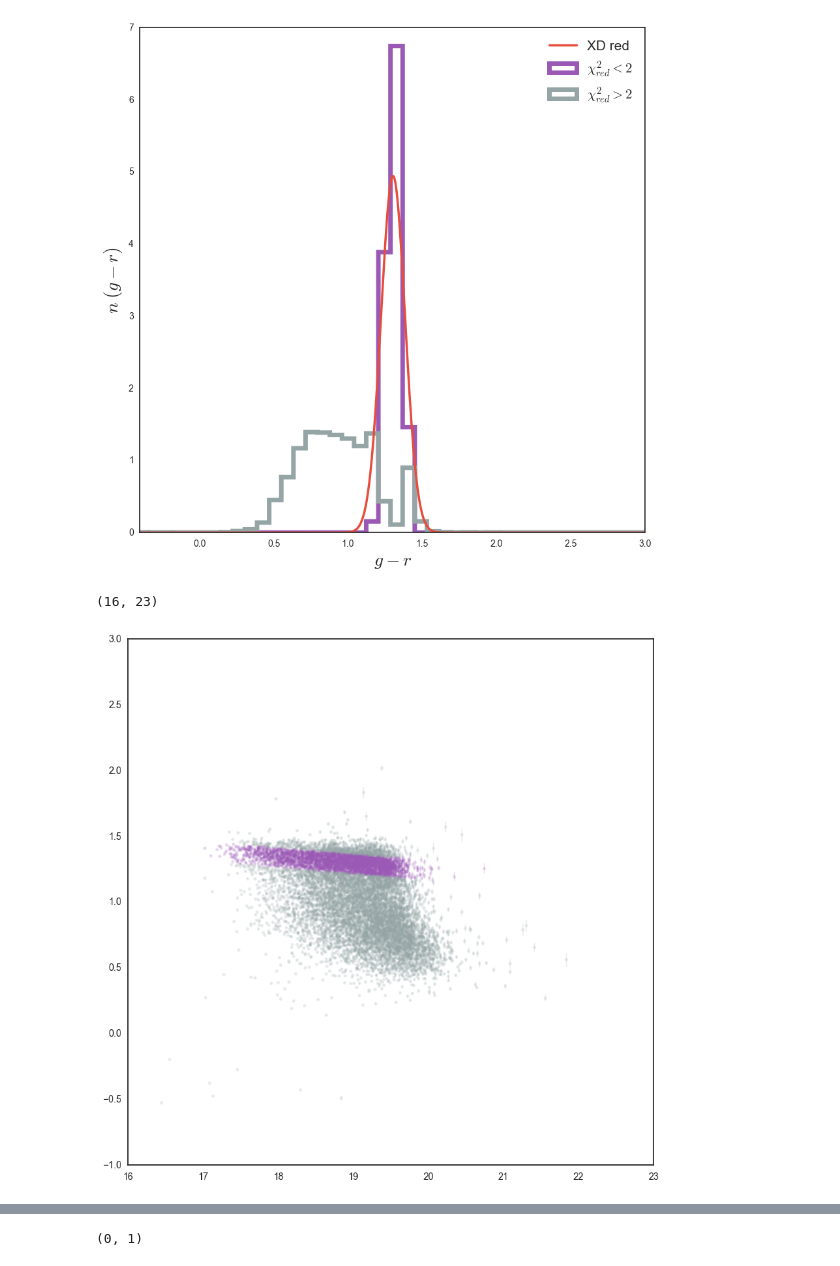
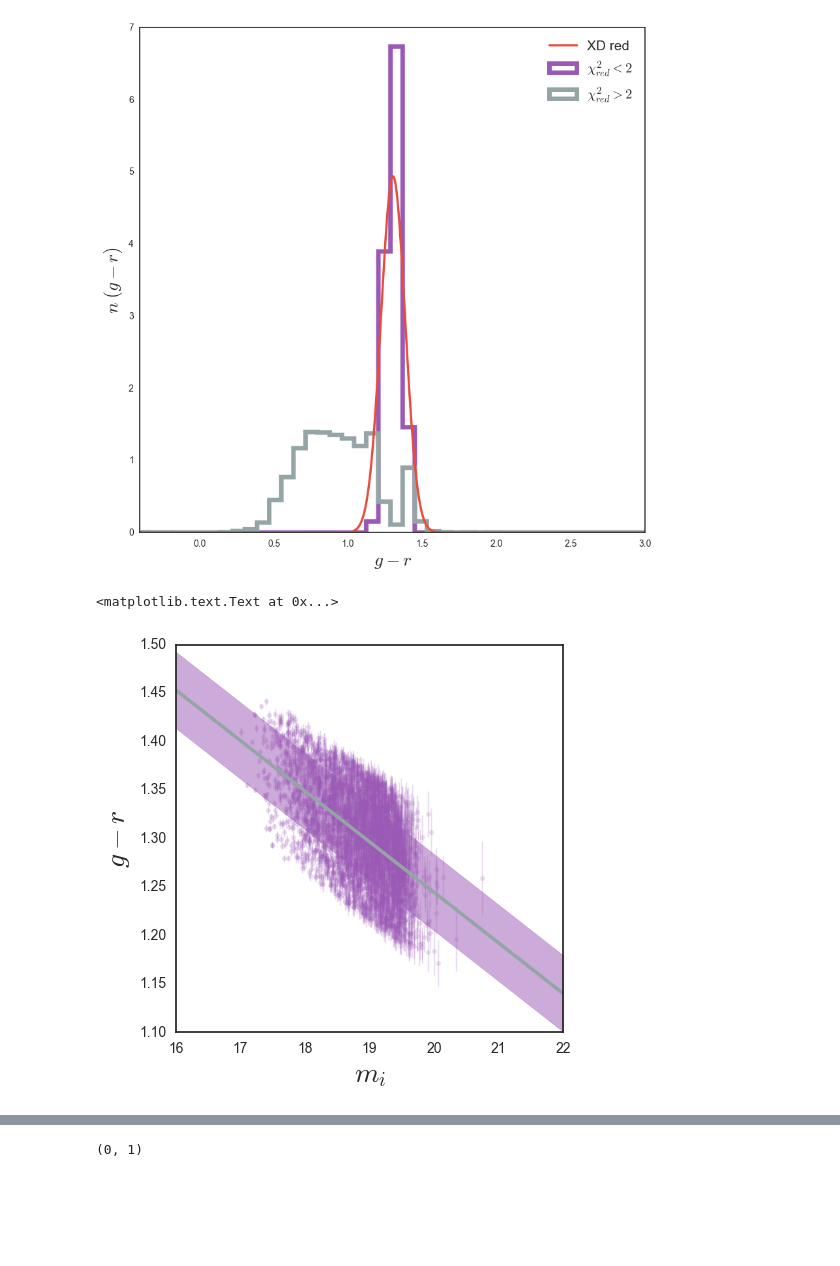
Before and after one commit to mjvakili/redsq, a Jupyter notebook: code/catalog_unifier.ipynb, the cells around one changed output, grey strips where cells are left out. Drawn from its saved outputs; the diff is of its cells as text; code cells hidden in the pictures; blank space fills up the shorter version.

```diff
--- a/code/catalog_unifier.ipynb
+++ b/code/catalog_unifier.ipynb
@@ -247,16 +241,6 @@ plt.legend(fontsize = 15)
 # %%
-import scipy as sc
-import scipy.linalg as linalg
-
-
 red_index = np.where(clf.mu[:,1] == clf.mu[:,1].max())[0]
 mu_red , V_red= clf.mu[red_index] , clf.V[red_index][0]
-dY_red = Y - mu_red
-V_red_inv = np.linalg.inv(V_red)
-VdY = np.tensordot(V_red_inv, dY_red , axes=(1,1))
-chi = np.sum(dY_red.T * VdY , axis = 0)
-mask = chi<2
-
 red_line = mu_red[0,1] + V_red[0,1]*(Y[:,0] - mu_red[0,0])/V_red[0,0]
 red_scatter = V_red[1,1] - V_red[0,1]**2./V_red[0,0]
 mask = (Y[:,1]>red_line - red_scatter**.5)&(Y[:,1]<red_line + red_scatter**.5)
@@ -287,14 +271,30 @@ plt.legend(loc = "best" , fontsize = 15)
 # %% [output]
 <matplotlib.legend.Legend at 0x...>
 [figure]
+# %%
+def lnlike(theta, x, y, yerr ,xref):
+    m, b, lnf = theta
+    model = m * (x-xref) + b
+    inv_sigma2 = 1.0/(yerr**2 + np.exp(2*lnf)+10**-10.0)
+    return -0.5*(np.sum((y-model)**2*inv_sigma2 - np.log(inv_sigma2)))
+import scipy.optimize as op
+nll = lambda *args: -lnlike(*args)
 # %%
-plt.figure(figsize=(10,10))
+result = op.minimize(nll, [0.0, mu_red[0,1], np.log(V_red[1,1]**.5)],   #initial guess
+                           args=(Y[mask,0], Y[mask,1], Yerr[mask,1,1]**.5,mu_red[0,0])) #arguments of lnlike
+m_ml, b_ml, lnf_ml = result["x"]
+plt.figure(figsize=(5,5))
+mi = np.linspace(16,22,1000)
 plt.errorbar(Y[mask,0], Y[mask,1] , yerr= Yerr[mask,1,1]**.5 ,
              fmt = '.' , capsize = 0, alpha =0.2 , elinewidth=1)
-plt.errorbar(Y[~mask,0], Y[~mask,1] , yerr= Yerr[~mask,1,1]**.5 ,
-             fmt = '.' , capsize = 0, alpha =0.2 , elinewidth=1)
-plt.ylim(-1,3)
-plt.xlim(16,23)
+#plt.errorbar(Y[~mask,0], Y[~mask,1] , yerr= Yerr[~mask,1,1]**.5 ,
+#             fmt = '.' , capsize = 0, alpha =0.2 , elinewidth=1)
+plt.plot(mi , m_ml*(mi-mu_red[0,0]) + b_ml)
+
+plt.fill_between(mi , m_ml*(mi-mu_red[0,0]) + b_ml - np.exp(lnf_ml)  ,
+                 m_ml*(mi-mu_red[0,0]) + b_ml + np.exp(lnf_ml) , alpha = 0.5 , color = next(palette))
+plt.xlabel(r"$m_i$" , fontsize = 20)
+plt.ylabel(r"$g - r$" , fontsize = 20)
 # %% [output]
-(16, 23)
+<matplotlib.text.Text at 0x...>
-[figure, old version]
+[figure, new version]
```
Also changed, not shown: parts of 15 cells of this notebook, 1 other file.
